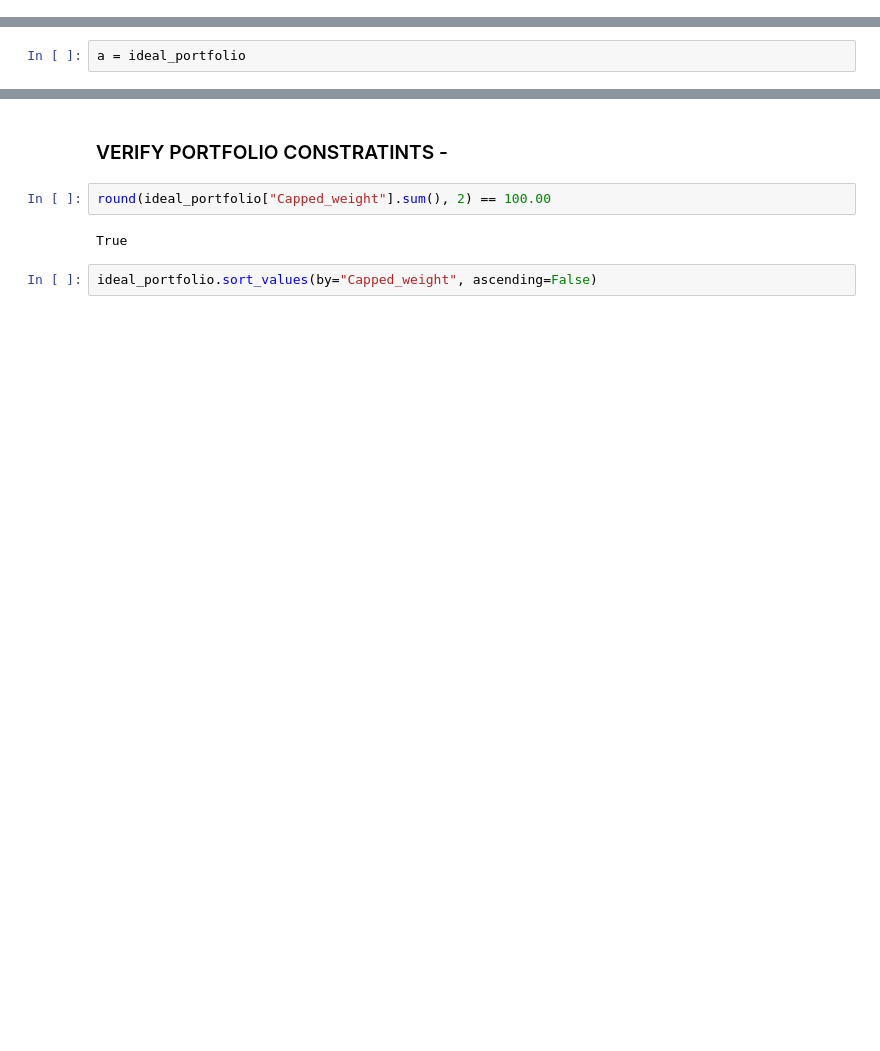
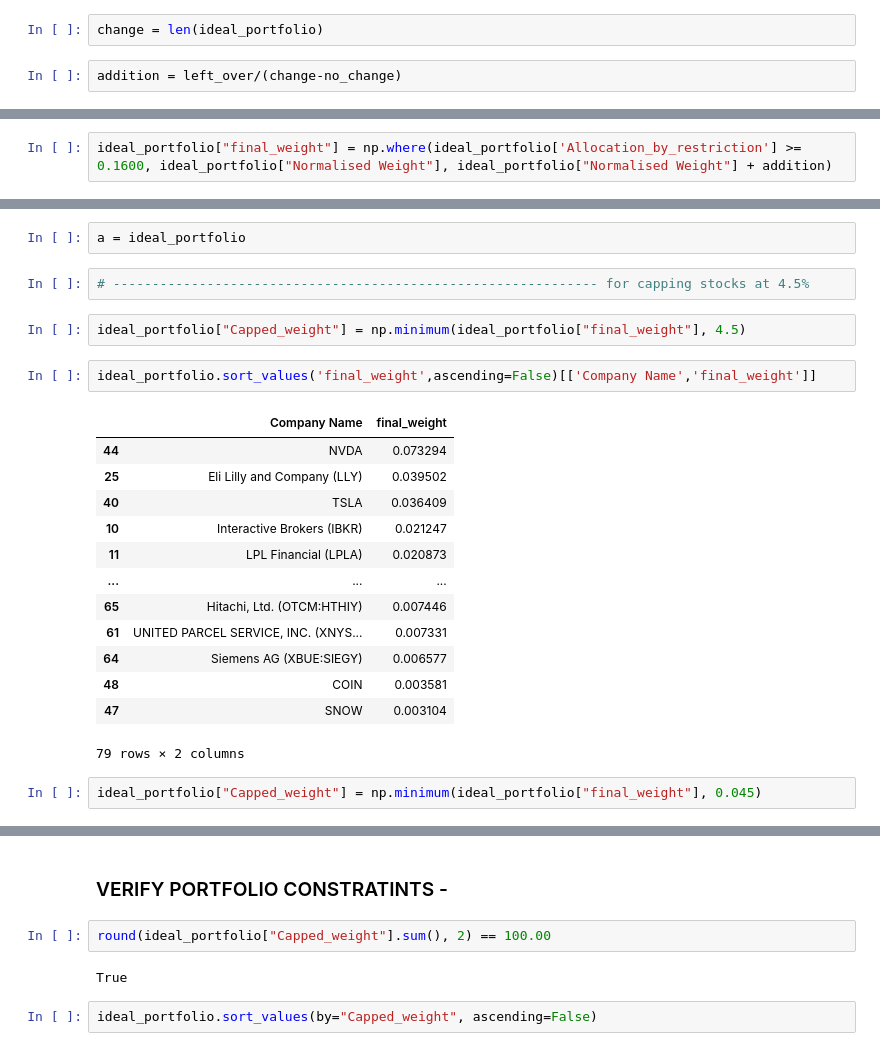
Before and after one commit to visheshgupta19/IDS_789_Final_Project, a Jupyter notebook: algo_update.ipynb, the cells around one changed output, grey strips where cells are left out. Saved outputs shown, nothing was run; the diff lists cells and outputs as text; blank space fills up the shorter version.

```diff
--- a/algo_update.ipynb
+++ b/algo_update.ipynb
@@ -117,0 +124,4 @@ ideal_portfolio
+# %%
+change = len(ideal_portfolio)
+# %%
+addition = left_over/(change-no_change)
@@ -118 +136,3 @@ ideal_portfolio
+# %%
+ideal_portfolio["final_weight"] = np.where(ideal_portfolio['Allocation_by_restriction'] >= 0.1600, ideal_portfolio["Normalised Weight"], ideal_portfolio["Normalised Weight"] + addition)
 # %%
@@ -126,2 +155,24 @@ ideal_portfolio["final_weight"] = (
 # %%
 a = ideal_portfolio
+# %%
+# -------------------------------------------------------------- for capping stocks at 4.5%
+# %%
+ideal_portfolio["Capped_weight"] = np.minimum(ideal_portfolio["final_weight"], 4.5)
+# %%
+ideal_portfolio.sort_values('final_weight',ascending=False)[['Company Name','final_weight']]
+# %% [output]
+|  | Company Name | final_weight |
+| 44 | NVDA | 0.073294 |
+| 25 | Eli Lilly and Company (LLY) | 0.039502 |
+| 40 | TSLA | 0.036409 |
+| 10 | Interactive Brokers (IBKR) | 0.021247 |
+| 11 | LPL Financial (LPLA) | 0.020873 |
+| ... | ... | ... |
+| 65 | Hitachi, Ltd. (OTCM:HTHIY) | 0.007446 |
+| 61 | UNITED PARCEL SERVICE, INC. (XNYS... | 0.007331 |
+| 64 | Siemens AG (XBUE:SIEGY) | 0.006577 |
+| 48 | COIN | 0.003581 |
+| 47 | SNOW | 0.003104 |
+79 rows × 2 columns
+# %%
+ideal_portfolio["Capped_weight"] = np.minimum(ideal_portfolio["final_weight"], 0.045)
```
Also changed, not shown: parts of 15 cells of this notebook.
